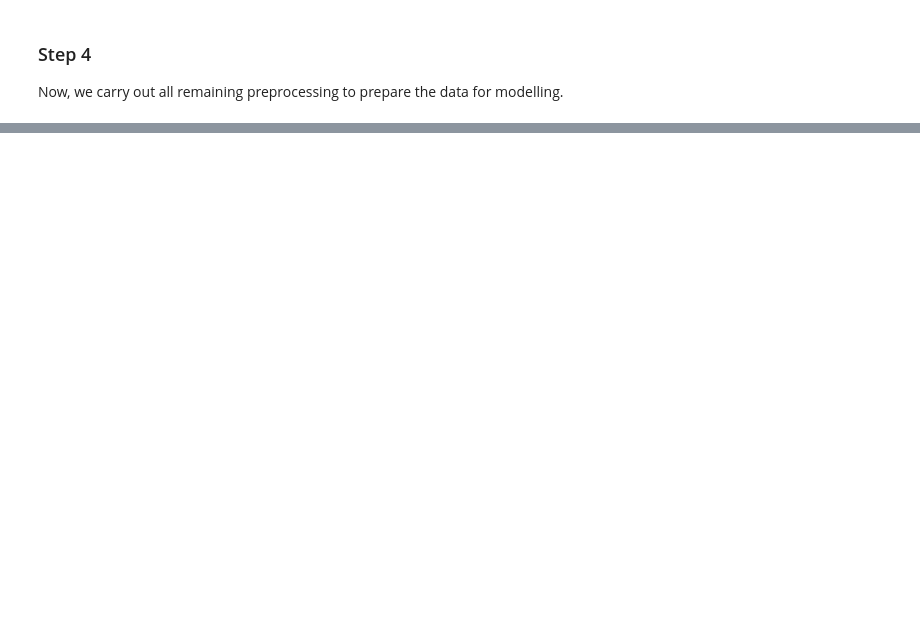
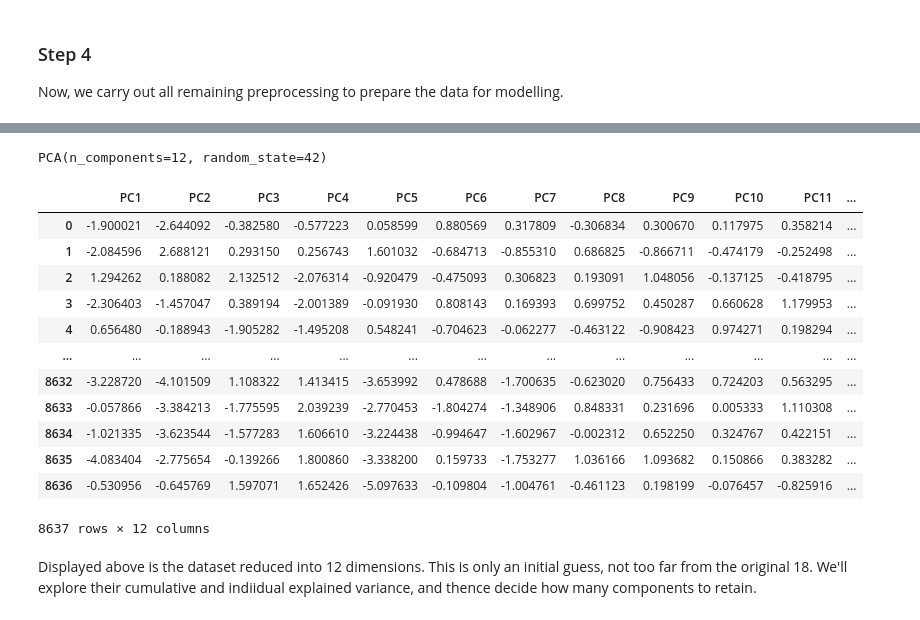
Before and after one commit to Kamsi01/customer-segmentation, a Jupyter notebook: customer segmentation.ipynb, the cells around one changed output, grey strips where cells are left out. Cells and saved outputs as stored; diff of their text form; code cells hidden in the pictures; blank space fills up the shorter version.

```diff
--- a/customer segmentation.ipynb
+++ b/customer segmentation.ipynb
@@ -257,0 +350,23 @@ cards
+# %%
+pca.fit(cards)
+# %% [output]
+PCA(n_components=12, random_state=42)
+# %%
+matrix = pd.DataFrame(pca.fit_transform(cards)).rename({i: f"PC{i+1}" for i in range(12)}, axis=1)
+matrix
+# %% [output]
+|  | PC1 | PC2 | PC3 | PC4 | PC5 | PC6 | PC7 | PC8 | PC9 | PC10 | PC11 | ... |
+| 0 | -1.900021 | -2.644092 | -0.382580 | -0.577223 | 0.058599 | 0.880569 | 0.317809 | -0.306834 | 0.300670 | 0.117975 | 0.358214 | ... |
+| 1 | -2.084596 | 2.688121 | 0.293150 | 0.256743 | 1.601032 | -0.684713 | -0.855310 | 0.686825 | -0.866711 | -0.474179 | -0.252498 | ... |
+| 2 | 1.294262 | 0.188082 | 2.132512 | -2.076314 | -0.920479 | -0.475093 | 0.306823 | 0.193091 | 1.048056 | -0.137125 | -0.418795 | ... |
+| 3 | -2.306403 | -1.457047 | 0.389194 | -2.001389 | -0.091930 | 0.808143 | 0.169393 | 0.699752 | 0.450287 | 0.660628 | 1.179953 | ... |
+| 4 | 0.656480 | -0.188943 | -1.905282 | -1.495208 | 0.548241 | -0.704623 | -0.062277 | -0.463122 | -0.908423 | 0.974271 | 0.198294 | ... |
+| ... | ... | ... | ... | ... | ... | ... | ... | ... | ... | ... | ... | ... |
+| 8632 | -3.228720 | -4.101509 | 1.108322 | 1.413415 | -3.653992 | 0.478688 | -1.700635 | -0.623020 | 0.756433 | 0.724203 | 0.563295 | ... |
+| 8633 | -0.057866 | -3.384213 | -1.775595 | 2.039239 | -2.770453 | -1.804274 | -1.348906 | 0.848331 | 0.231696 | 0.005333 | 1.110308 | ... |
+| 8634 | -1.021335 | -3.623544 | -1.577283 | 1.606610 | -3.224438 | -0.994647 | -1.602967 | -0.002312 | 0.652250 | 0.324767 | 0.422151 | ... |
+| 8635 | -4.083404 | -2.775654 | -0.139266 | 1.800860 | -3.338200 | 0.159733 | -1.753277 | 1.036166 | 1.093682 | 0.150866 | 0.383282 | ... |
+| 8636 | -0.530956 | -0.645769 | 1.597071 | 1.652426 | -5.097633 | -0.109804 | -1.004761 | -0.461123 | 0.198199 | -0.076457 | -0.825916 | ... |
+8637 rows × 12 columns
+# %% [markdown]
+Displayed above is the dataset reduced into 12 dimensions. This is only an initial guess, not too far from the original 18. We'll explore their cumulative and indiidual explained variance, and thence decide how many components to retain.
```
Also changed, not shown: parts of 32 cells of this notebook, 1 other file.
